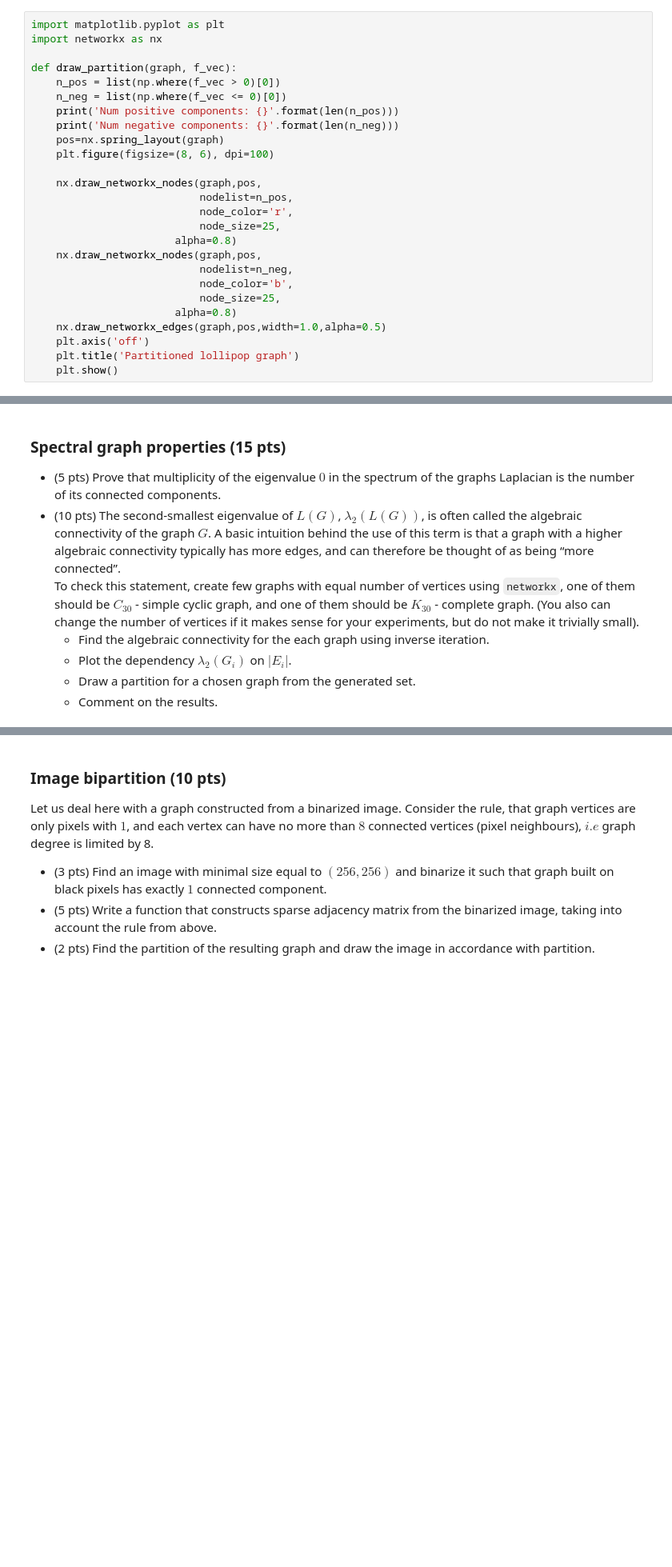
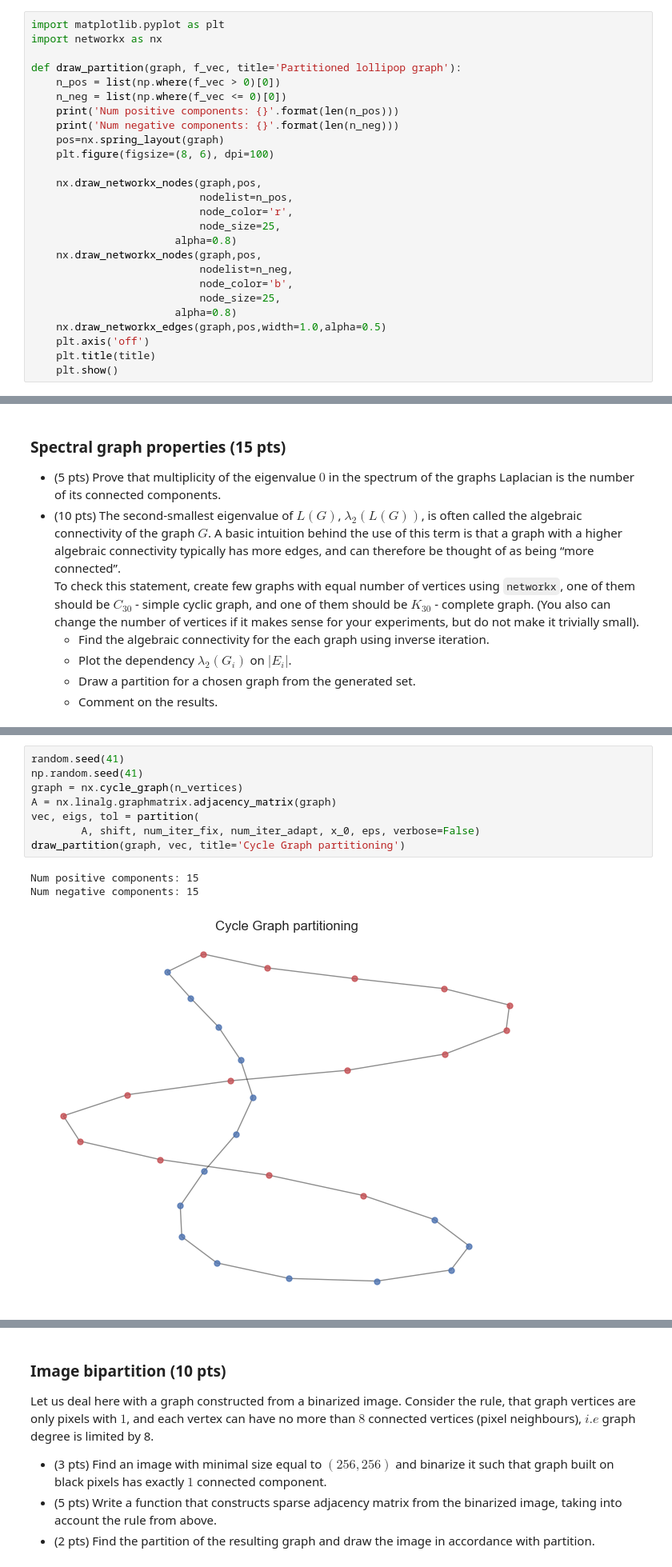
Before and after one commit to PetrMokrov/nla2020, a Jupyter notebook: hw/hw3/hw3.ipynb, the cells around one changed output, grey strips where cells are left out. Shown at 80% size. Saved outputs shown, nothing was run; the diff lists cells and outputs as text; blank space fills up the shorter version.

```diff
--- a/hw/hw3/hw3.ipynb
+++ b/hw/hw3/hw3.ipynb
@@ -537,7 +552,7 @@ Let's create `lollipop_graph` and see the partitioning of the graph by implement
 import matplotlib.pyplot as plt
 import networkx as nx
 
-def draw_partition(graph, f_vec):
+def draw_partition(graph, f_vec, title='Partitioned lollipop graph'):
     n_pos = list(np.where(f_vec > 0)[0])
     n_neg = list(np.where(f_vec <= 0)[0])
     print('Num positive components: {}'.format(len(n_pos)))
@@ -557,7 +572,7 @@ def draw_partition(graph, f_vec):
                        alpha=0.8)
     nx.draw_networkx_edges(graph,pos,width=1.0,alpha=0.5)
     plt.axis('off')
-    plt.title('Partitioned lollipop graph')
+    plt.title(title)
     plt.show()
 # %%
 import networkx as nx
@@ -638,0 +780,12 @@ To check this statement, create few graphs with equal number of vertices using `
+# %%
+random.seed(41)
+np.random.seed(41)
+graph = nx.cycle_graph(n_vertices)
+A = nx.linalg.graphmatrix.adjacency_matrix(graph)
+vec, eigs, tol = partition(
+        A, shift, num_iter_fix, num_iter_adapt, x_0, eps, verbose=False)
+draw_partition(graph, vec, title='Cycle Graph partitioning')
+# %% [output]
+Num positive components: 15
+Num negative components: 15
+[figure, added]
```
Also changed, not shown: parts of 26 cells of this notebook, 1 other file.
